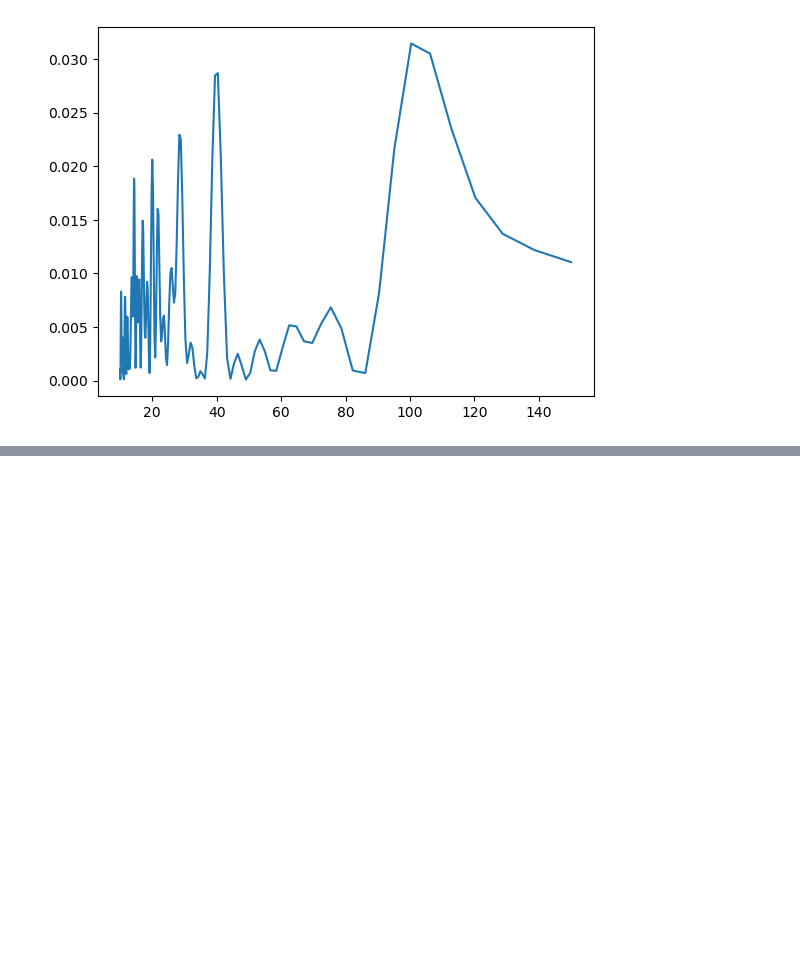
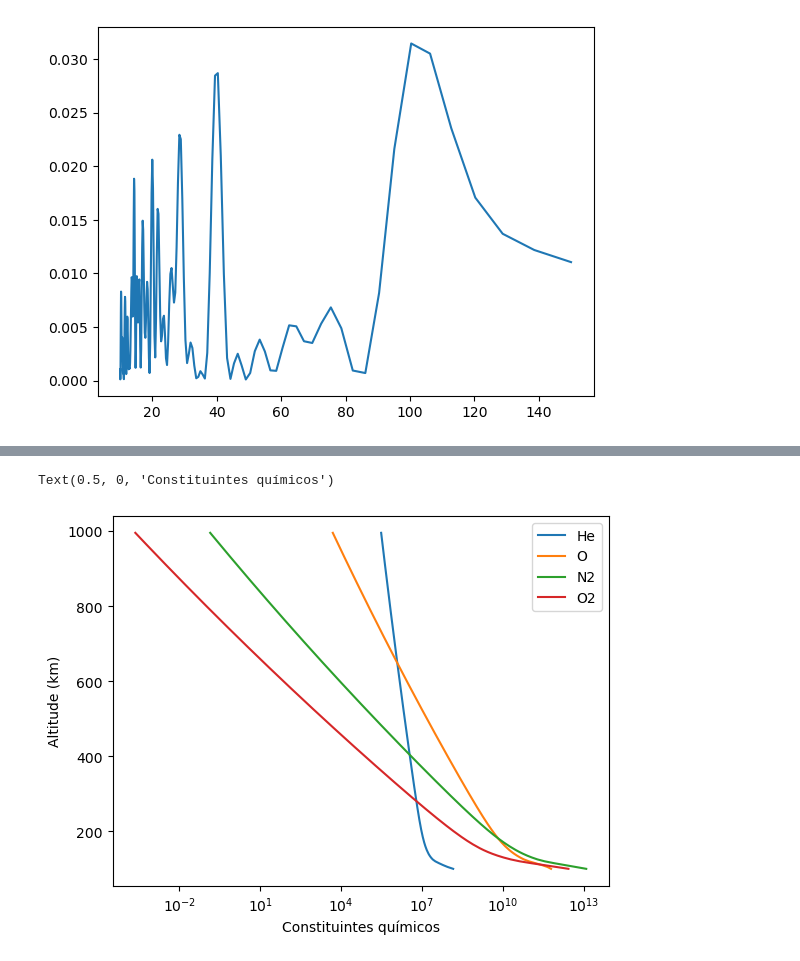
Before and after one commit to LuizFillip/Curso-de-Python--UEPB, a Jupyter notebook: Pandas.ipynb, the cells around one changed output, grey strips where cells are left out. Cells and saved outputs as stored; diff of their text form; code cells hidden in the pictures; blank space fills up the shorter version.

```diff
--- a/Pandas.ipynb
+++ b/Pandas.ipynb
@@ -371,23 +371,3 @@ plt.plot(1/frequency, power)
 # %% [output]
 [<matplotlib.lines.Line2D at 0x...>]
 [figure]
-# %%
-import iri2016 as iri
-import datetime as dt
-
-
-hmin = 100
-hmax = 1000
-step = 50
-
-glat = -7
-glon = -38
-
-
-dn = dt.datetime(2015, 12, 1, hour)
-
-ds = iri.IRI(dn, [hmin, hmax, step], glat, glon)
-
-
-
-ids = ds.attrs
@@ -423,3 +415,36 @@ AttributeError: Line2D.set() got an unexpected keyword argument 'labels'
+# %%
+from nrlmsise00 import msise_flat
+
+alts = np.arange(hmin, hmax, step/10)
+
+data = msise_flat(
+    dn,
+    alts[None, :],
+    glat, glon,
+    ids['f107'],
+    ids['f107'],
+    ids['ap']
+    )
+
+columns = ["He", "O", "N2", "O2", "Ar",
+              "mass", "H", "N", "AnO", "Tex", "Tn"]
+
+df = pd.DataFrame(data[0], columns = columns, index = alts)
+
+# Analoga a função LOC
+
+ds = df.iloc[:, 0: 4]
+
+plt.plot(ds, ds.index, label = columns[:4])
+
+plt.legend()
+plt.xscale('log')
+
+plt.ylabel('Altitude (km)')
+plt.xlabel('Constituintes químicos')
+# %% [output]
+Text(0.5, 0, 'Constituintes químicos')
+[figure, added]
 # %%
 !git pull
 !git add .
```
Also changed, not shown: parts of 5 cells of this notebook.
